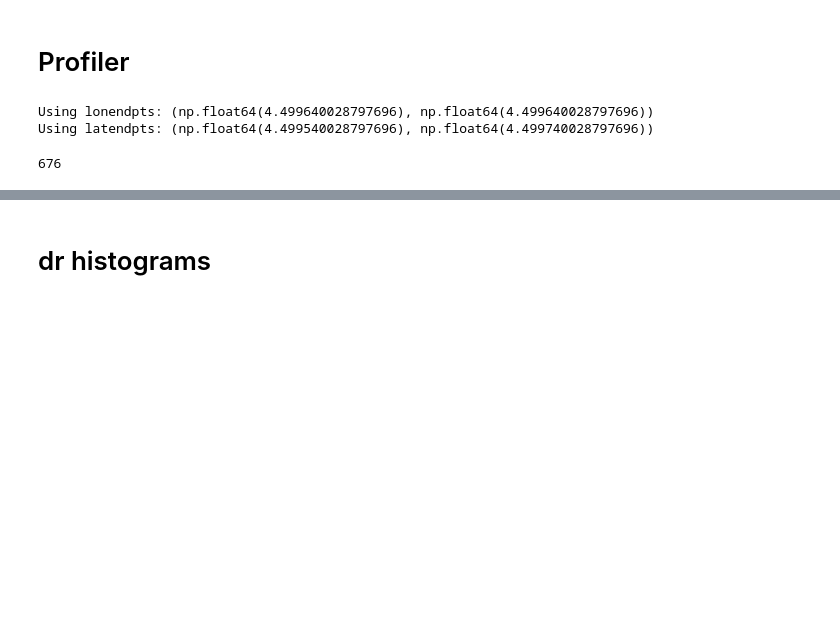
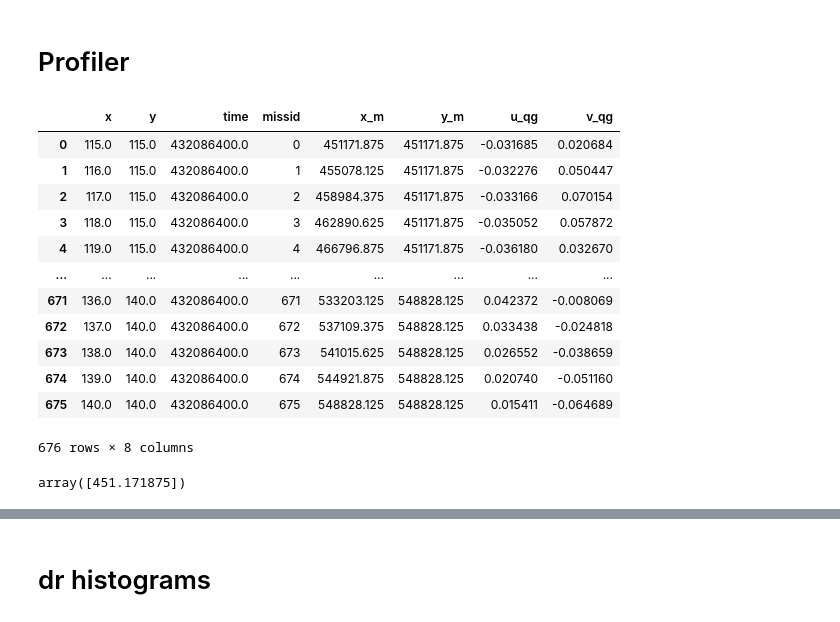
Before and after one commit to Sea-Meets-the-Stars/cugn, a Jupyter notebook: papers/Structure/Analysis/QG_stationary.ipynb, the cells around one changed output, grey strips where cells are left out. Cells and saved outputs as stored; diff of their text form; code cells hidden in the pictures; blank space fills up the shorter version.

```diff
--- a/papers/Structure/Analysis/QG_stationary.ipynb
+++ b/papers/Structure/Analysis/QG_stationary.ipynb
@@ -72,26 +72,46 @@ len(gliders_df)
 676
 # %% [markdown]
 # Profiler
+# %%
+gliders_df
+# %% [output]
+|  | x | y | time | missid | x_m | y_m | u_qg | v_qg |
+| 0 | 115.0 | 115.0 | 432086400.0 | 0 | 451171.875 | 451171.875 | -0.031685 | 0.020684 |
+| 1 | 116.0 | 115.0 | 432086400.0 | 1 | 455078.125 | 451171.875 | -0.032276 | 0.050447 |
+| 2 | 117.0 | 115.0 | 432086400.0 | 2 | 458984.375 | 451171.875 | -0.033166 | 0.070154 |
+| 3 | 118.0 | 115.0 | 432086400.0 | 3 | 462890.625 | 451171.875 | -0.035052 | 0.057872 |
+| 4 | 119.0 | 115.0 | 432086400.0 | 4 | 466796.875 | 451171.875 | -0.036180 | 0.032670 |
+| ... | ... | ... | ... | ... | ... | ... | ... | ... |
+| 671 | 136.0 | 140.0 | 432086400.0 | 671 | 533203.125 | 548828.125 | 0.042372 | -0.008069 |
+| 672 | 137.0 | 140.0 | 432086400.0 | 672 | 537109.375 | 548828.125 | 0.033438 | -0.024818 |
+| 673 | 138.0 | 140.0 | 432086400.0 | 673 | 541015.625 | 548828.125 | 0.026552 | -0.038659 |
+| 674 | 139.0 | 140.0 | 432086400.0 | 674 | 544921.875 | 548828.125 | 0.020740 | -0.051160 |
+| 675 | 140.0 | 140.0 | 432086400.0 | 675 | 548828.125 | 548828.125 | 0.015411 | -0.064689 |
+676 rows × 8 columns
 # %%
 meta = {}
 # Build SprayData objects — one per glider
 gliders = SprayData.all_from_QG_glider(gliders_df, meta)
+
+# Set x,y distance
+for ss, glider in enumerate(gliders):
+    idf = gliders_df.iloc[ss]
+    glider.distE = np.array([idf.x_m/1e3])
+    glider.distN = np.array([idf.y_m/1e3])
 
 # Construct ProfilerPairs
 pairs = ProfilerPairs(
     gliders,
     max_time=1.,
     avoid_same_glider=True,
+    skip_dist=True,
     randomize=False,
 )
 pairs.calc_delta(iz=0, variables='duLduLduL')
-# %% [output]
-Using lonendpts: (np.float64(4.499640028797696), np.float64(4.499640028797696))
-Using latendpts: (np.float64(4.499540028797696), np.float64(4.499740028797696))
-# %%
-len(gliders)
-# %% [output]
-676
+# %%
+gliders[0].distE
+# %% [output]
+array([451.171875])
 # %%
 pairs.r.min()
 # %% [output]
```
Also changed, not shown: parts of 24 cells of this notebook.
